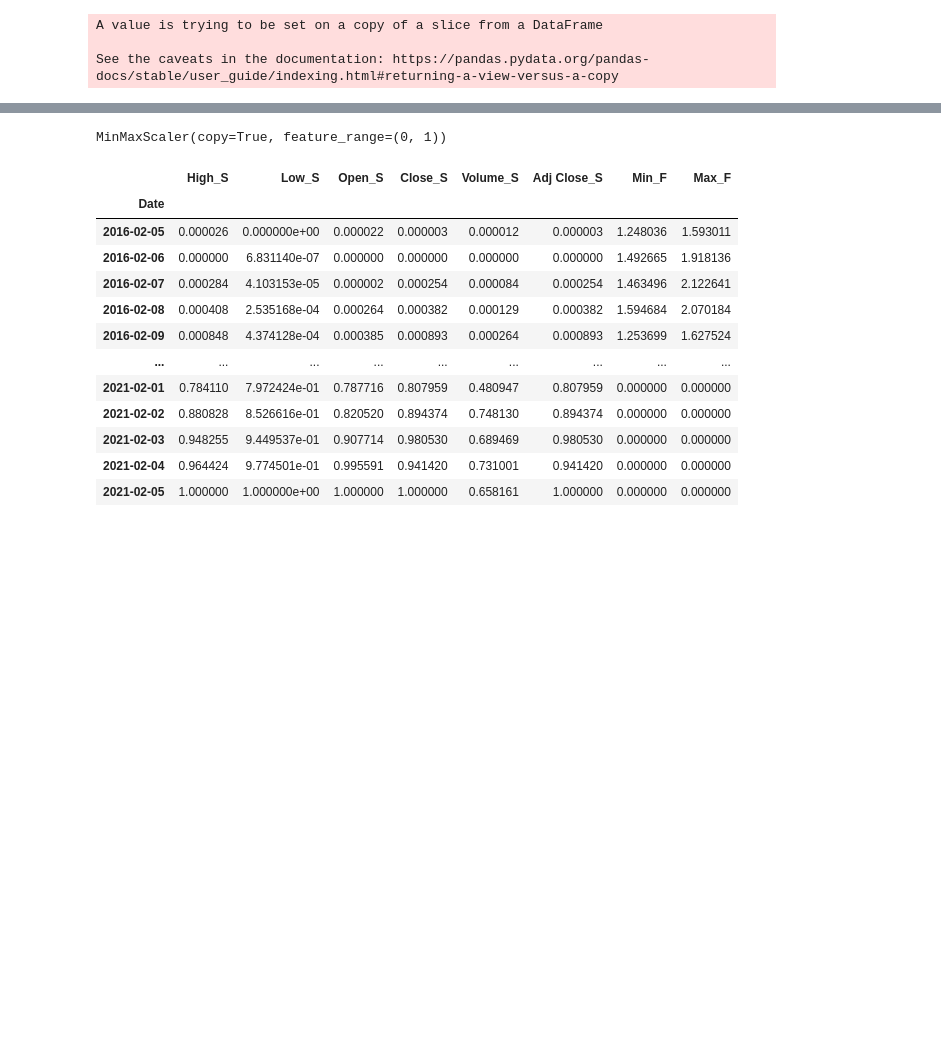
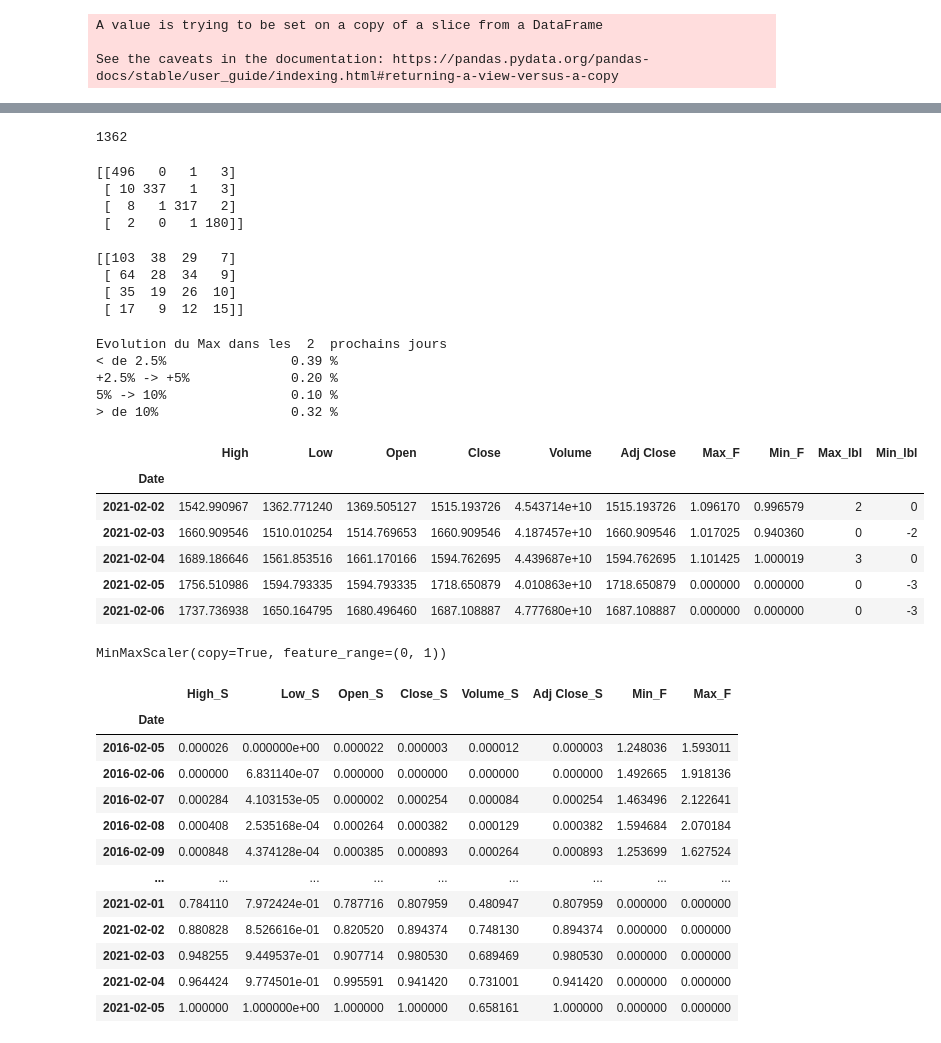
Before and after one commit to Smartsie/Invest, a Jupyter notebook: Invest_with_Currency.ipynb, the cells around one changed output, grey strips where cells are left out. Cells and saved outputs as stored; diff of their text form; code cells hidden in the pictures; blank space fills up the shorter version.

```diff
--- a/Invest_with_Currency.ipynb
+++ b/Invest_with_Currency.ipynb
@@ -742,6 +749,6 @@ ETH.head()
 # %%
 # Faire un clustering unsupervised en regardant le ration sur le MAX et le MIN à 5 jours par rapport au cours au temps t
-future=5 # days in future
+future=2 # days in future
 ETH['Max_F']=0
 ETH['Min_F']=0
 for j in range(0,len(ETH)-future):
@@ -751,3 +758,8 @@ for j in range(0,len(ETH)-future):
 A value is trying to be set on a copy of a slice from a DataFrame
 
 See the caveats in the documentation: https://pandas.pydata.org/pandas-docs/stable/user_guide/indexing.html#returning-a-view-versus-a-copy
+# %%
+ETH['Max_lbl']=0
+ETH['Max_lbl'][(ETH['Max_F']>1.025) & (ETH['Max_F']<1.05)]=1
+ETH['Max_lbl'][(ETH['Max_F']>=1.05) & (ETH['Max_F']<1.1)]=2
+ETH['Max_lbl'][ETH['Max_F']>1.1]=3
@@ -753,0 +790,5 @@ See the caveats in the documentation: https://pandas.pydata.org/pandas-docs/stab
+# %%
+ETH['Min_lbl']=0
+ETH['Min_lbl'][(ETH['Min_F']>0.95) & (ETH['Min_F']<0.975)]=-1
+ETH['Min_lbl'][(ETH['Min_F']>=0.9) & (ETH['Min_F']<0.95)]=-2
+ETH['Min_lbl'][ETH['Min_F']<0.9]=-3
@@ -755,0 +863,18 @@ data=ETH[['High','Low','Open','Close','Volume','Adj Close']]
+# %%
+len(y_train)
+# %% [output]
+1362
+# %%
+print(confusion_matrix(y_train,model.predict(X_train)))
+# %% [output]
+[[496   0   1   3]
+ [ 10 337   1   3]
+ [  8   1 317   2]
+ [  2   0   1 180]]
+# %%
+print(confusion_matrix(y_test,y_pred))
+# %% [output]
+[[103  38  29   7]
+ [ 64  28  34   9]
+ [ 35  19  26  10]
+ [ 17   9  12  15]]
@@ -756,3 +883,24 @@ data=ETH[['High','Low','Open','Close','Volume','Adj Close']]
+# %%
+variation=['< de 2.5%','+2.5% -> +5%','5% -> 10%', '> de 10%']
+print('Evolution du Max dans les ',future,' prochains jours')
+for i,j in zip(variation, prediction):
+  print(i,'\t \t %0.2f'%j, '%')
+# %% [output]
+Evolution du Max dans les  2  prochains jours
+< de 2.5%                0.39 %
++2.5% -> +5%             0.20 %
+5% -> 10%                0.10 %
+> de 10%                 0.32 %
+# %%
+ETH[-5:]
+# %% [output]
+|  | High | Low | Open | Close | Volume | Adj Close | Max_F | Min_F | Max_lbl | Min_lbl |
+| Date |  |  |  |  |  |  |  |  |  |  |
+| 2021-02-02 | 1542.990967 | 1362.771240 | 1369.505127 | 1515.193726 | 4.543714e+10 | 1515.193726 | 1.096170 | 0.996579 | 2 | 0 |
+| 2021-02-03 | 1660.909546 | 1510.010254 | 1514.769653 | 1660.909546 | 4.187457e+10 | 1660.909546 | 1.017025 | 0.940360 | 0 | -2 |
+| 2021-02-04 | 1689.186646 | 1561.853516 | 1661.170166 | 1594.762695 | 4.439687e+10 | 1594.762695 | 1.101425 | 1.000019 | 3 | 0 |
+| 2021-02-05 | 1756.510986 | 1594.793335 | 1594.793335 | 1718.650879 | 4.010863e+10 | 1718.650879 | 0.000000 | 0.000000 | 0 | -3 |
+| 2021-02-06 | 1737.736938 | 1650.164795 | 1680.496460 | 1687.108887 | 4.777680e+10 | 1687.108887 | 0.000000 | 0.000000 | 0 | -3 |
 # %%
 # Scale the data
 scaler=MinMaxScaler()
```
Also changed, not shown: parts of 21 cells of this notebook.
